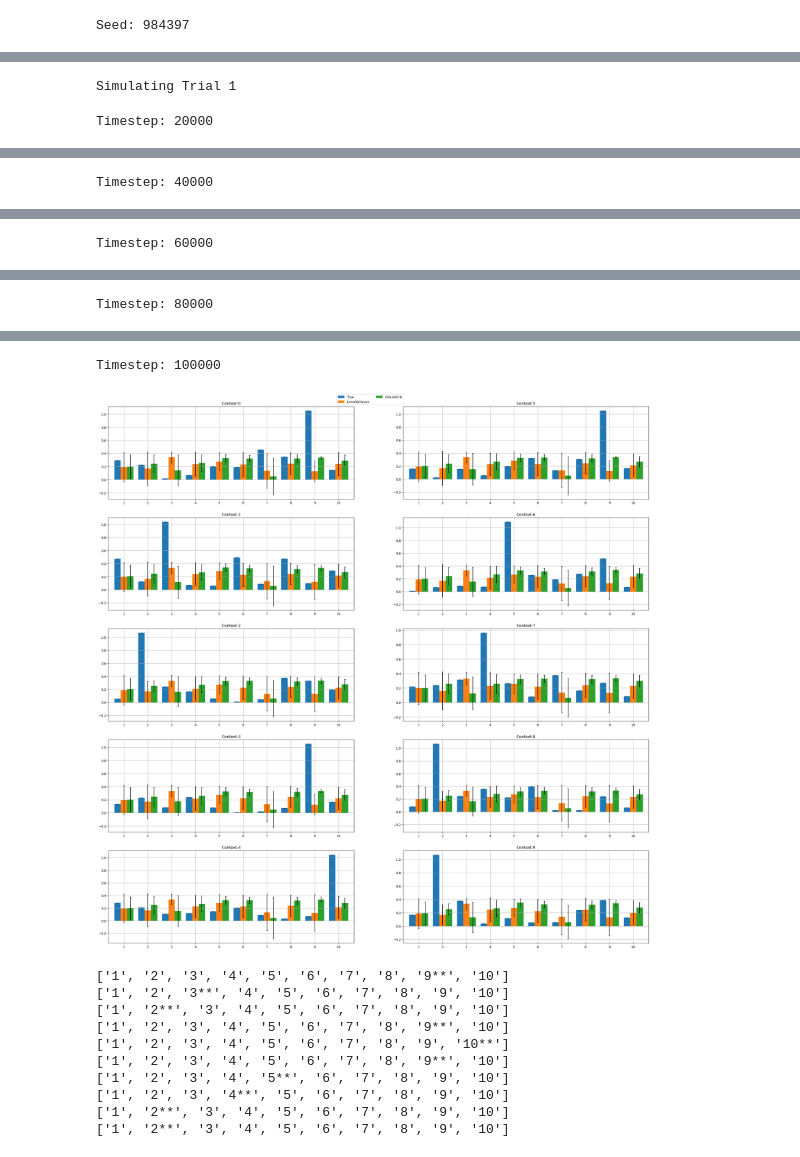
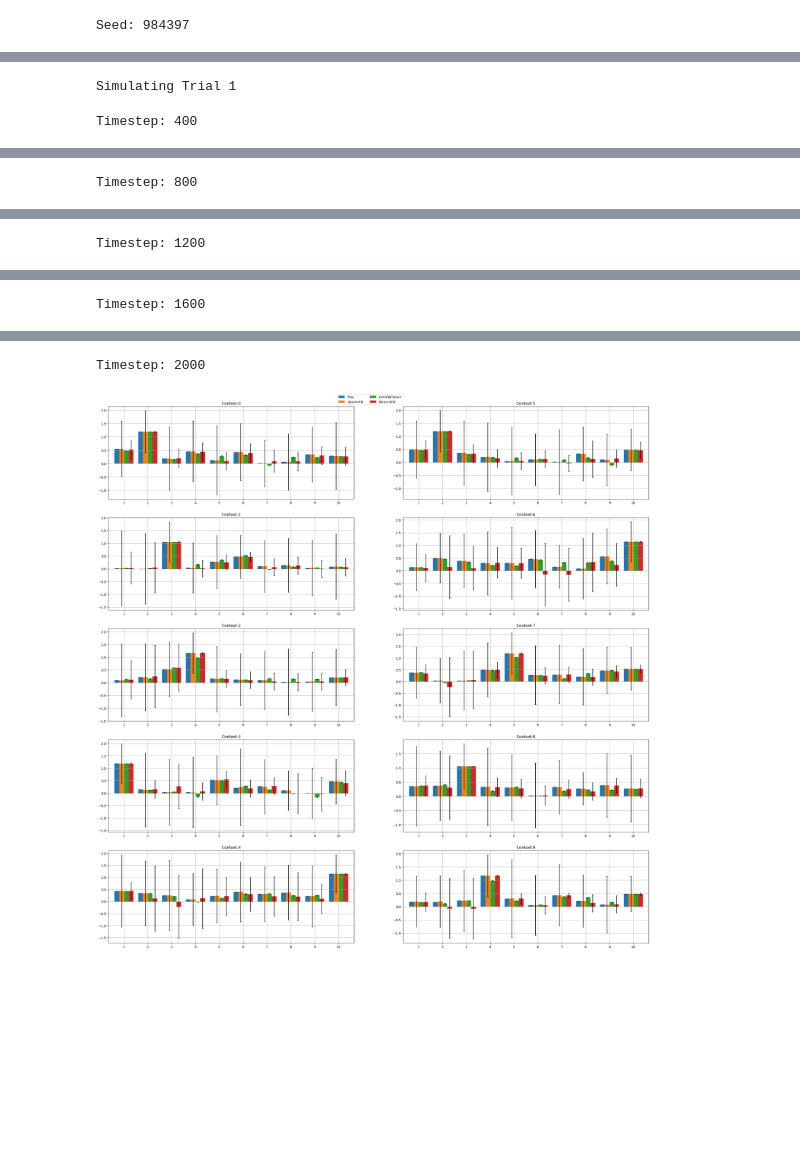
Before and after one commit to nirjhar-das/HyPay_Bandits, a Jupyter notebook: demo.ipynb, the cells around one changed output, grey strips where cells are left out. Saved outputs shown, nothing was run; the diff lists cells and outputs as text; code cells hidden in the pictures; blank space fills up the shorter version.

Commit message:
algo fixed-working

```diff
--- a/demo.ipynb
+++ b/demo.ipynb
@@ -119,5 +172,6 @@ def simulate(env, algo_arr, T, display=None):
                 print('Timestep:', (t+1))
                 probe_algo(env, algo_arr, nrows=nr, ncols=env.num_context // nr)
     plot_action_freq(con_act_ls, env, nrows=nr, ncols=env.num_context // nr)
+    return con_act_ls
 # %%
 def create_reward_plot(env:HybridBandits, nrows, ncols):
@@ -174,13 +243,13 @@ config = {}
 config['seed'] = 984397                 #np.random.randint(1098321) # Uncomment the random seed generator for random instances
 print('Seed:', config['seed'])
 config['model_type'] = 'Linear'
-config['horizon_length'] = 100000       # Number of time steps T
+config['horizon_length'] = 2000       # Number of time steps T
 config['num_labels'] = 10               # Number of actions L
 config['num_context'] = 10              # Context set size
-config['theta_dim'] = 2                 # Dimension of theta d
-config['beta_dim'] = 15                  # Dimension of beta k
-config['theta_norm'] = 0.1              # Max norm of theta M
-config['beta_norm'] = 1.0               # Max norm of beta_i's N
+config['theta_dim'] = 8                 # Dimension of theta d
+config['beta_dim'] = 2                  # Dimension of beta k
+config['theta_norm'] = 1.0              # Max norm of theta M
+config['beta_norm'] = 0.2               # Max norm of beta_i's N
 config['x_norm'] = 1.0                  # Max norm of x
 config['z_norm'] = 1.0                  # Max norm of z
 config['subgaussian'] = 0.01             # Subgaussianity of noise
@@ -198,8 +267,8 @@ create_reward_plot(env, nrows, 5)
 # %%
 # Add the algorithms to test and their hyperparameters
-algo_dict = {
-             'LinUCBClassic': {'alpha': 5.1},
-             'DisLinUCB': {'lambda': 5.1}}
+algo_dict = {'HyLinUCB': {'lambda': 0.1, 'gamma': 0.1},
+             'LinUCBClassic': {'alpha': 0.01},
+             'DisLinUCB': {'lambda': 0.1}}
 delta = 0.001 # High probability guarantee
 # %%
 # Code to run multiple trials
@@ -228,11 +297,11 @@ for i in range(num_trials):
             gamma = algo_dict[k]['gamma']
             algo_arr.append(HyLinUCBv2(env.get_first_action_set(), delta, env.M, env.N, env.S1, env.S2, lmbda, gamma))
     print('Simulating Trial', i+1)
-    simulate(env, algo_arr, T, display=display)
+    ls = simulate(env, algo_arr, T, display=display)
     env.reset()
     for j in range(len(algo_arr)):
         all_rewards[j][i] += np.array(algo_arr[j].rewards)
         all_regrets[j][i] += np.array(algo_arr[j].regrets)
 # %% [output]
 Simulating Trial 1
-Timestep: 20000
+Timestep: 400
@@ -240 +309 @@ Timestep: 20000
-Timestep: 40000
+Timestep: 800
@@ -242 +311 @@ Timestep: 40000
-Timestep: 60000
+Timestep: 1200
@@ -244 +313 @@ Timestep: 60000
-Timestep: 80000
+Timestep: 1600
@@ -246,12 +315,2 @@ Timestep: 80000
-Timestep: 100000
+Timestep: 2000
-[figure, old version]
+[figure, new version]
-['1', '2', '3', '4', '5', '6', '7', '8', '9**', '10']
-['1', '2', '3**', '4', '5', '6', '7', '8', '9', '10']
-['1', '2**', '3', '4', '5', '6', '7', '8', '9', '10']
-['1', '2', '3', '4', '5', '6', '7', '8', '9**', '10']
-['1', '2', '3', '4', '5', '6', '7', '8', '9', '10**']
-['1', '2', '3', '4', '5', '6', '7', '8', '9**', '10']
-['1', '2', '3', '4', '5**', '6', '7', '8', '9', '10']
-['1', '2', '3', '4**', '5', '6', '7', '8', '9', '10']
-['1', '2**', '3', '4', '5', '6', '7', '8', '9', '10']
-['1', '2**', '3', '4', '5', '6', '7', '8', '9', '10']
```
Also changed, not shown: parts of 13 cells of this notebook, 5 other files.
